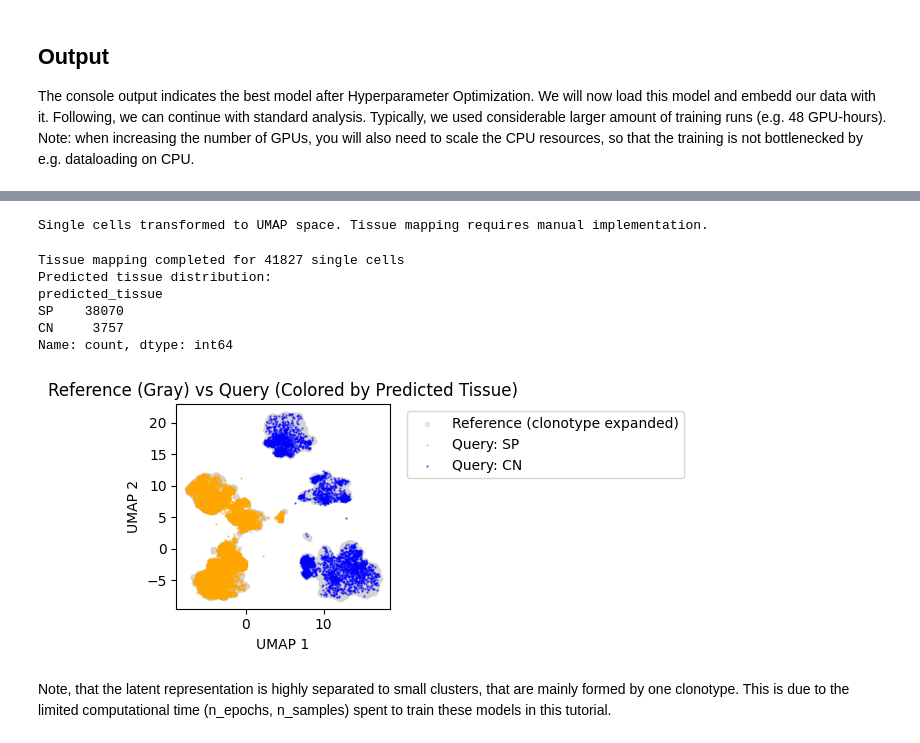
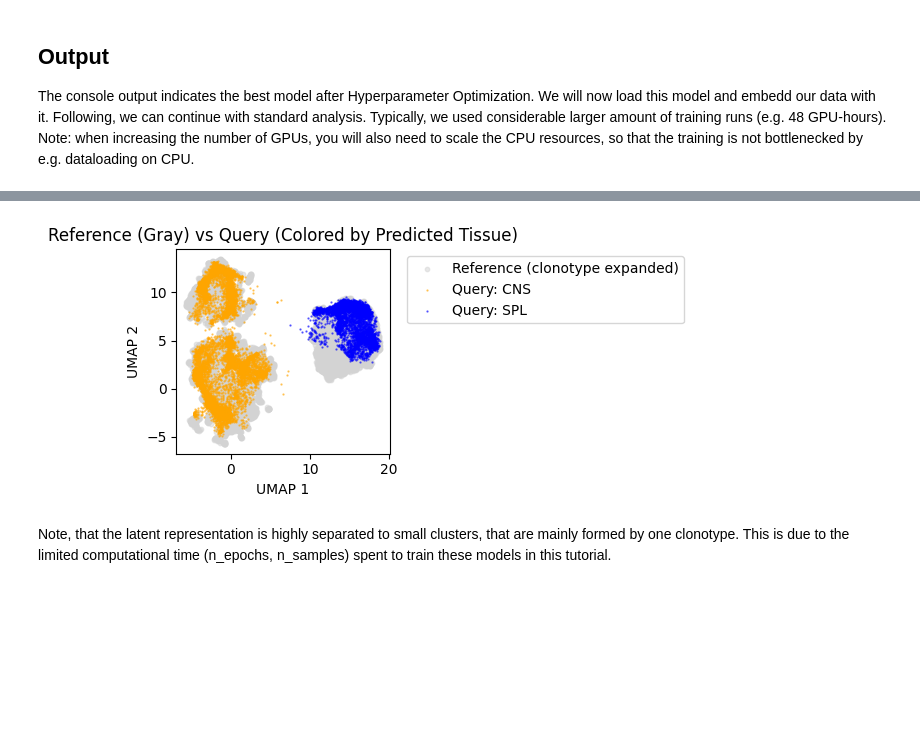
Before and after one commit to YifanZ94/Bio_CRC, a Jupyter notebook: mvTCR/mvTCR/05_multi_trainPred.ipynb, the cells around one changed output, grey strips where cells are left out. Saved outputs shown, nothing was run; the diff lists cells and outputs as text; code cells hidden in the pictures; blank space fills up the shorter version.

Commit message:
Resolve 03_combine_multi_mdata.ipynb conflict

```diff
--- a/mvTCR/mvTCR/05_multi_trainPred.ipynb
+++ b/mvTCR/mvTCR/05_multi_trainPred.ipynb
@@ -97,6 +104,9 @@ FileNotFoundError: [Errno 2] No such file or directory: './saved_models/merged/D
 # %%
 # process with model
-latent_moe = model.get_latent(adata, metadata=[], return_mean=True, copy_adata_obs=True)
+adata_test = adata[adata.obs['set'] == 'test']
+adata_train = adata[adata.obs['set'] == 'train']
+
+latent_moe = model.get_latent(adata_train, metadata=[], return_mean=True, copy_adata_obs=True)
 latent_moe.write(model_path + '/trial_0/latent_space.h5ad')
 latent_moe
 # %% [output]
@@ -151,8 +161,0 @@ sc.pl.umap(latent_sub, color=['mouse_id', 'tissue'], ncols=1, )
-# %%
-# Convert columns to categorical
-latent_sub.obs['in_two_tissue'] = latent_sub.obs['in_two_tissue'].astype('category')
-latent_sub.obs['modified_cell_type'] = latent_sub.obs['modified_cell_type'].astype('category')
-latent_sub.obs['state'] = latent_sub.obs['state'].astype('category')
-
-sc.pl.umap(latent_sub, color=['state', 'in_two_tissue', 'modified_cell_type'], ncols=1, )
-# 'in_two_tissue', 'modified_cell_type', 'state'
@@ -205,20 +208,17 @@ def load_umap_model(model_path='./saved_models/umap_models/umap_model_fitted.pkl
 # new_umap_coords = loaded_umap_model.transform(new_pca_data)
 # %%
 # Map single cells to the UMAP using umap.UMAP() transform
-latent_single = latent_moe[latent_moe.obs['clonotype_size'] == 1].copy()
+# Query
+latent_query = model.get_latent(adata_test, metadata=[], return_mean=True, copy_adata_obs=True)
 
 # Apply PCA to single cells using the same parameters
-# sc.pp.pca(latent_single, svd_solver="arpack", n_comps=50)
+# sc.pp.pca(latent_query, svd_solver="arpack", n_comps=50)
 
 # Transform single cells using the fitted UMAP model
-# latent_single.obsm['X_umap'] = umap_model.transform(latent_single.obsm['X_pca'])
-latent_single.obsm['X_umap'] = umap_model.transform(latent_single.X)
+# latent_query.obsm['X_umap'] = umap_model.transform(latent_query.obsm['X_pca'])
 
-# Note: For tissue mapping, you would need to implement k-NN classification manually
-# or use a different approach since sc.tl.ingest is not being used
-print("Single cells transformed to UMAP space. Tissue mapping requires manual implementation.")
+#  Have feature < PCA numbers
+latent_query.obsm['X_umap'] = umap_model.transform(latent_query.X)
-# %% [output]
-Single cells transformed to UMAP space. Tissue mapping requires manual implementation.
 # %%
 # Manual tissue mapping using k-NN classification
 from sklearn.neighbors import KNeighborsClassifier
@@ -237,56 +237,46 @@ knn = KNeighborsClassifier(n_neighbors=5)
 knn.fit(X_train, y_train_encoded)
 
 # Predict tissue for single cells
-X_test = latent_single.obsm['X_umap']
+latent_query_EAE = latent_query[latent_query.obs['tissue'].isin(['CNS','SPL'])]
+
+X_test = latent_query.obsm['X_umap']
 y_pred_encoded = knn.predict(X_test)
 y_pred = le.inverse_transform(y_pred_encoded)
 
 # Add predicted tissue to single cells
-latent_single.obs['predicted_tissue'] = y_pred
-
-print(f"Tissue mapping completed for {len(latent_single)} single cells")
-print("Predicted tissue distribution:")
-print(latent_single.obs['predicted_tissue'].value_counts())
+latent_query.obs['predicted_tissue'] = y_pred
-# %% [output]
-Tissue mapping completed for 41827 single cells
-Predicted tissue distribution:
-predicted_tissue
-SP    38070
-CN     3757
-Name: count, dtype: int64
 # %%
 import matplotlib.pyplot as plt
 # Combine data for visualization
 combined_data = latent_sub.copy()
-combined_data.obs['cell_type'] = 'clonotype_expanded'
 # Plot reference data in gray and query data with predicted tissue colors
 fig, (ax1) = plt.subplots(1, 1, figsize=(6, 3))
 
 
 # Plot 1: Reference (clonotype expanded) in gray, query (single cells) colored by predicted tissue
 ax1.scatter(combined_data.obsm['X_umap'][:, 0], combined_data.obsm['X_umap'][:, 1],
            c='lightgray', s=10, alpha=0.5, label='Reference (clonotype expanded)')
 y_train_encoded = le.fit_transform(y_train)
 
 # Get unique tissues and create color map
-tissues = latent_single.obs['predicted_tissue'].unique()
+tissues = latent_query.obs['predicted_tissue'].unique()
 colors = ['orange', 'blue']
 tissue_colors = dict(zip(tissues, colors))
 
 for tissue in tissues:
-    mask = latent_single.obs['predicted_tissue'] == tissue
-    ax1.scatter(latent_single.obsm['X_umap'][mask, 0], latent_single.obsm['X_umap'][mask, 1],
+    mask = latent_query.obs['predicted_tissue'] == tissue
+    ax1.scatter(latent_query.obsm['X_umap'][mask, 0], latent_query.obsm['X_umap'][mask, 1],
                c=[tissue_colors[tissue]], s=0.4, alpha=0.6, label=f'Query: {tissue}')
 
 ax1.set_xlabel('UMAP 1')
 ax1.set_ylabel('UMAP 2')
 ax1.set_title('Reference (Gray) vs Query (Colored by Predicted Tissue)')
 ax1.legend(bbox_to_anchor=(1.05, 1), loc='upper left')
 
 plt.tight_layout()
 plt.show()
 # %% [output]
-[figure, old version]
+[figure, new version]
 # %% [markdown]
 Note, that the latent representation is highly separated to small clusters, that are mainly formed by one clonotype. This is due to the limited computational time (n_epochs, n_samples) spent to train these models in this tutorial.
 # %%
```
Also changed, not shown: parts of 15 cells of this notebook, 1 other file.
